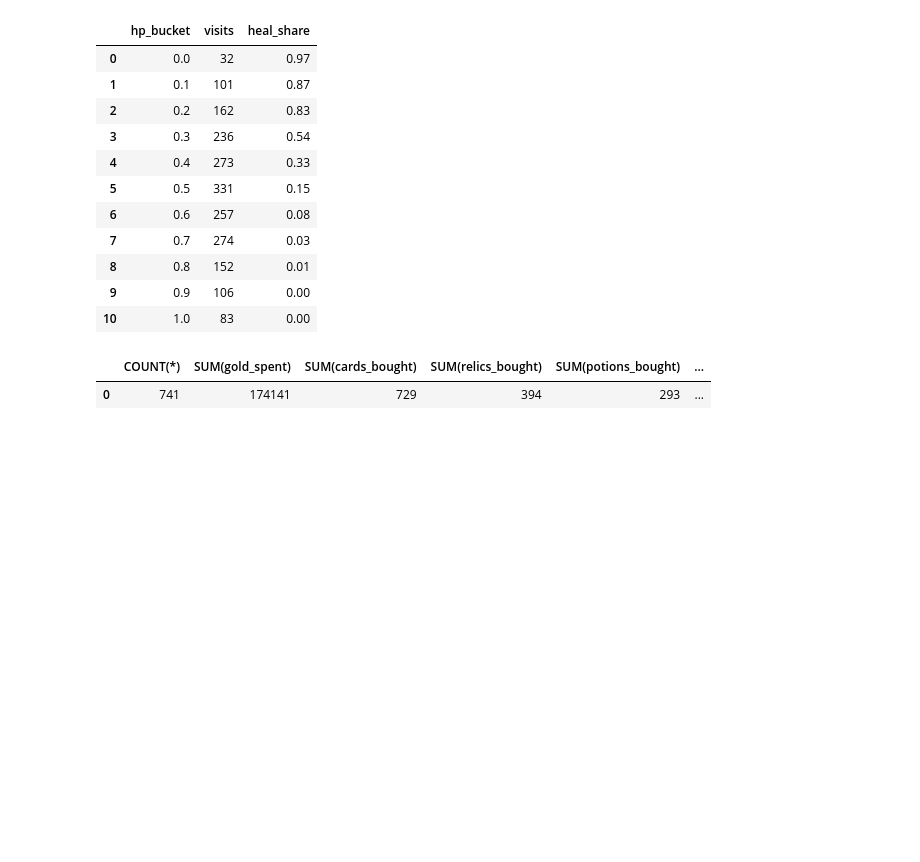
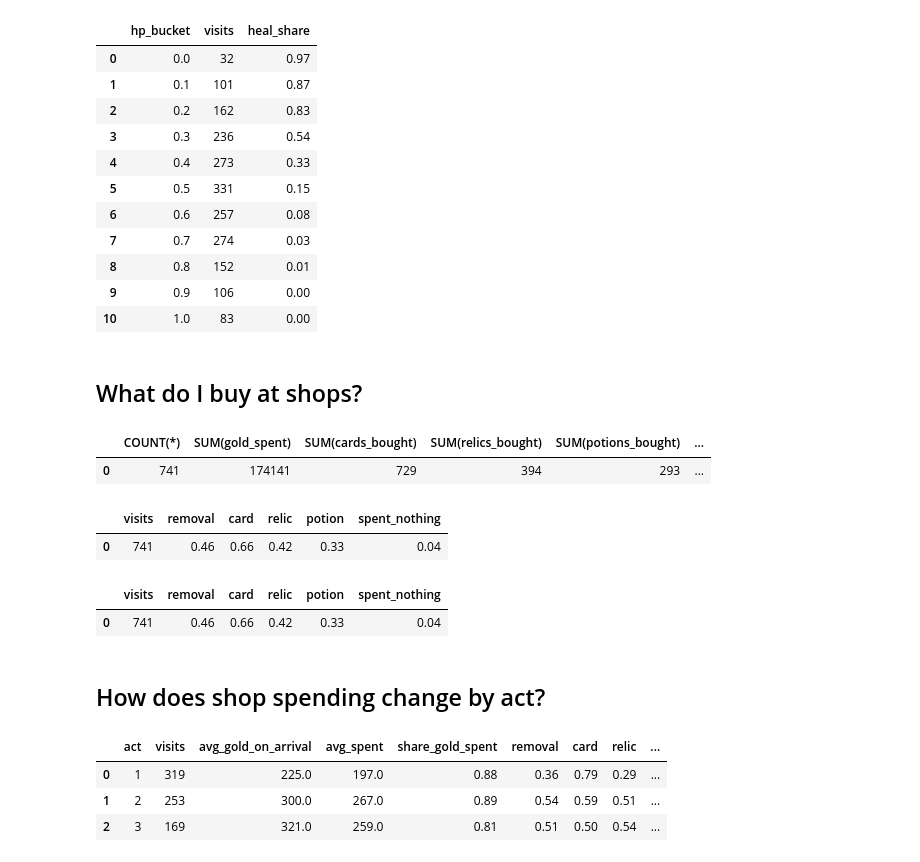
Before and after one commit to Tutel1-42/Sts2-runs-analysis, a Jupyter notebook: analysis.ipynb, the cells around one changed output. Drawn from its saved outputs; the diff is of its cells as text; code cells hidden in the pictures; blank space fills up the shorter version.

```diff
--- a/analysis.ipynb
+++ b/analysis.ipynb
@@ -374,9 +396,61 @@ ORDER BY hp_bucket
 | 8 | 0.8 | 152 | 0.01 |
 | 9 | 0.9 | 106 | 0.00 |
 | 10 | 1.0 | 83 | 0.00 |
+# %% [markdown]
+## What do I buy at shops?
 # %%
 q("""SELECT COUNT(*), SUM(gold_spent), SUM(cards_bought), SUM(relics_bought),
             SUM(potions_bought), SUM(cards_removed) FROM shop_visits""")
 # %% [output]
 |  | COUNT(*) | SUM(gold_spent) | SUM(cards_bought) | SUM(relics_bought) | SUM(potions_bought) | ... |
 | 0 | 741 | 174141 | 729 | 394 | 293 | ... |
+# %%
+q("""
+SELECT COUNT(*)                          AS visits,
+       ROUND(AVG(cards_removed  > 0), 2) AS removal,
+       ROUND(AVG(cards_bought   > 0), 2) AS card,
+       ROUND(AVG(relics_bought  > 0), 2) AS relic,
+       ROUND(AVG(potions_bought > 0), 2) AS potion,
+       ROUND(AVG(gold_spent = 0), 2)     AS spent_nothing
+FROM shop_visits
+""")
+# %% [output]
+|  | visits | removal | card | relic | potion | spent_nothing |
+| 0 | 741 | 0.46 | 0.66 | 0.42 | 0.33 | 0.04 |
+# %%
+q("""
+SELECT COUNT(*)                          AS visits,
+       ROUND(AVG(cards_removed  > 0), 2) AS removal,
+       ROUND(AVG(cards_bought   > 0), 2) AS card,
+       ROUND(AVG(relics_bought  > 0), 2) AS relic,
+       ROUND(AVG(potions_bought > 0), 2) AS potion,
+       ROUND(AVG(gold_spent = 0), 2)     AS spent_nothing
+FROM shop_visits sv
+
+""")
+# %% [output]
+|  | visits | removal | card | relic | potion | spent_nothing |
+| 0 | 741 | 0.46 | 0.66 | 0.42 | 0.33 | 0.04 |
+# %% [markdown]
+## How does shop spending change by act?
+# %%
+q("""
+SELECT f.act,
+       COUNT(*)                                          AS visits,
+       ROUND(AVG(s.gold_before))                         AS avg_gold_on_arrival,
+       ROUND(AVG(s.gold_spent))                          AS avg_spent,
+       ROUND(1.0 * SUM(s.gold_spent) / SUM(s.gold_before), 2) AS share_gold_spent,
+       ROUND(AVG(s.cards_removed  > 0), 2)               AS removal,
+       ROUND(AVG(s.cards_bought   > 0), 2)               AS card,
+       ROUND(AVG(s.relics_bought  > 0), 2)               AS relic,
+       ROUND(AVG(s.potions_bought > 0), 2)               AS potion
+FROM shop_visits s
+JOIN floors f ON f.run_id = s.run_id AND f.floor = s.floor
+GROUP BY f.act
+ORDER BY f.act
+""")
+# %% [output]
+|  | act | visits | avg_gold_on_arrival | avg_spent | share_gold_spent | removal | card | relic | ... |
+| 0 | 1 | 319 | 225.0 | 197.0 | 0.88 | 0.36 | 0.79 | 0.29 | ... |
+| 1 | 2 | 253 | 300.0 | 267.0 | 0.89 | 0.54 | 0.59 | 0.51 | ... |
+| 2 | 3 | 169 | 321.0 | 259.0 | 0.81 | 0.51 | 0.50 | 0.54 | ... |
```
Also changed, not shown: parts of 24 cells of this notebook, 11 other files.
